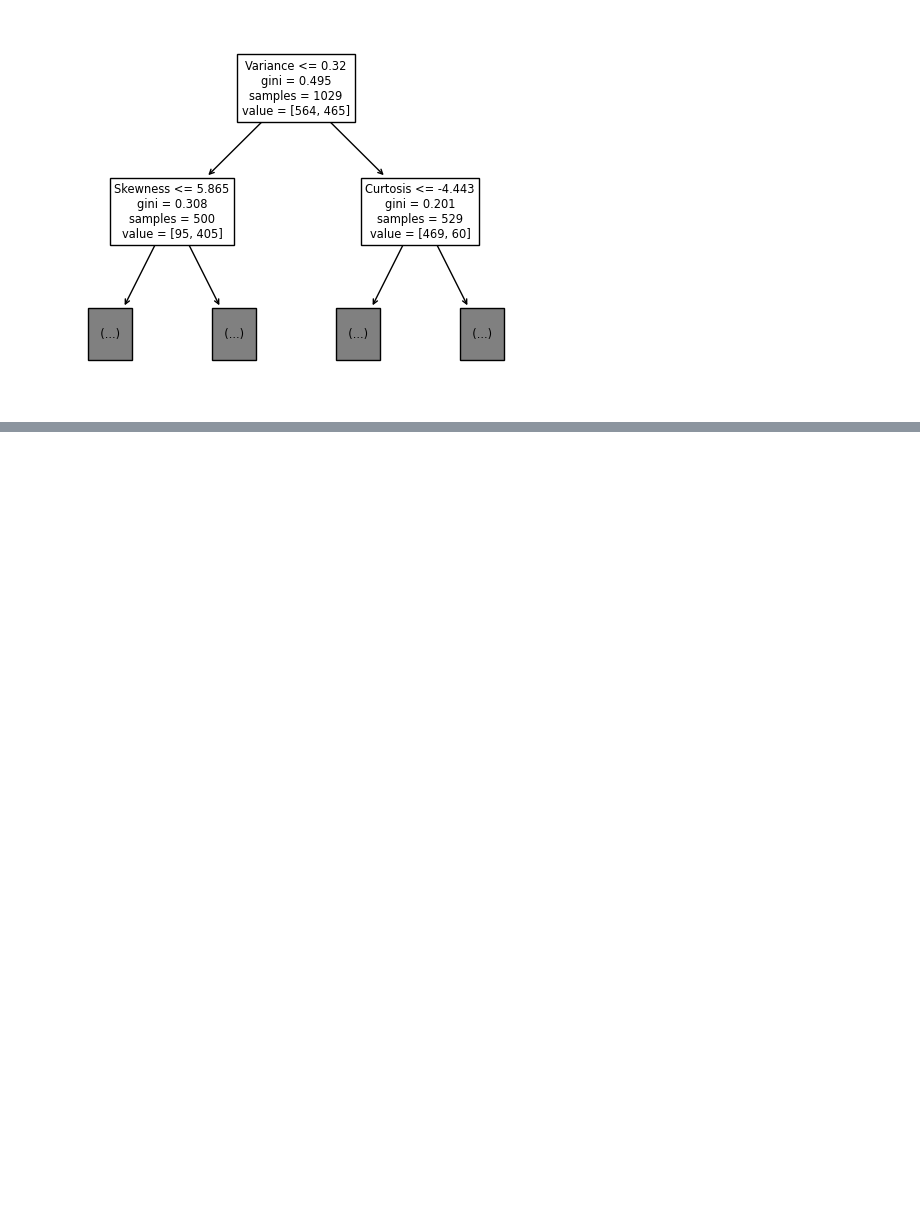
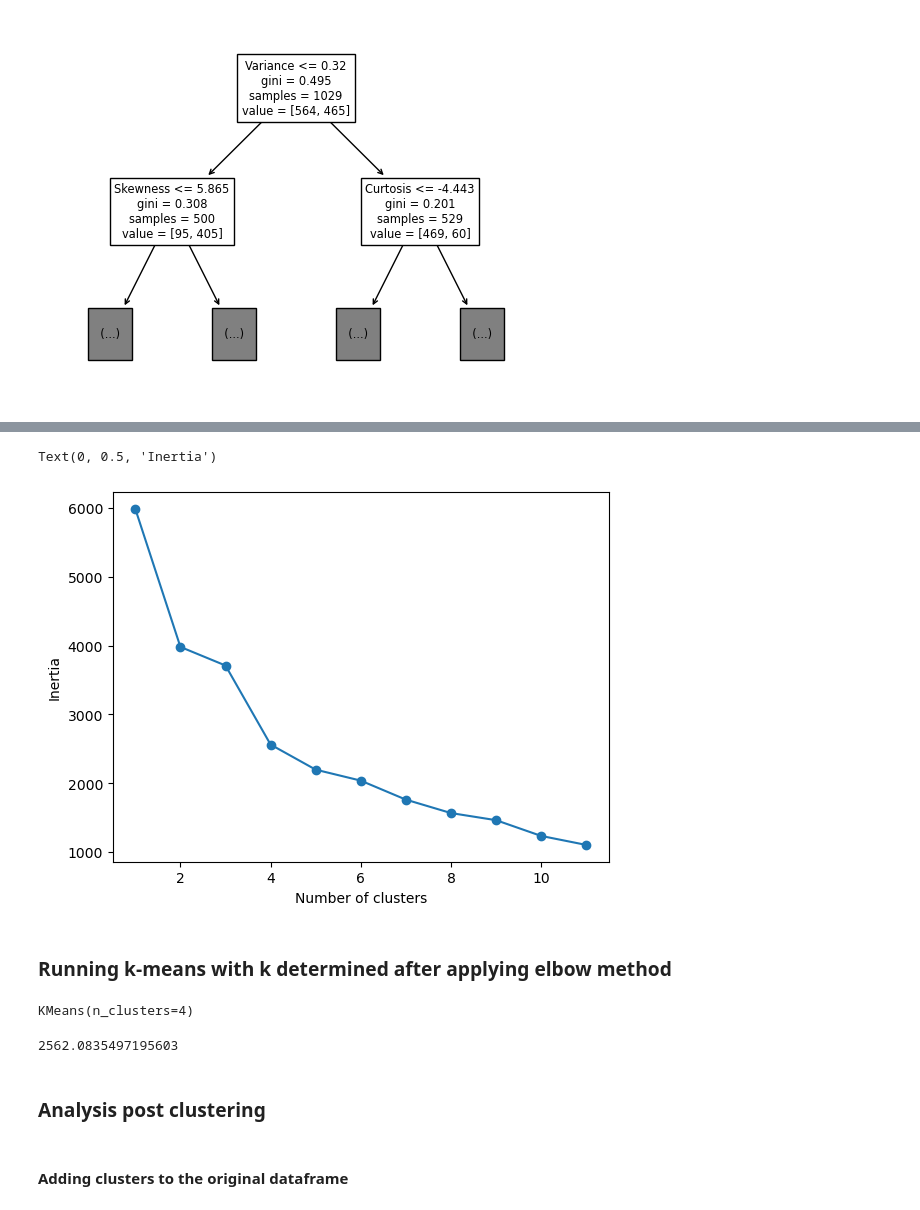
Before and after one commit to nishags83g/my-ai-learning, a Jupyter notebook: mylearnings.ipynb, the cells around one changed output, grey strips where cells are left out. Drawn from its saved outputs; the diff is of its cells as text; code cells hidden in the pictures; blank space fills up the shorter version.

```diff
--- a/mylearnings.ipynb
+++ b/mylearnings.ipynb
@@ -1323,0 +1613,5 @@ tree.plot_tree(myClassifier,feature_names=feat_names,max_depth=1)
+# %%
+from sklearn.preprocessing import StandardScaler
+std_scaler = StandardScaler()
+std_scaler_fitted = std_scaler.fit(data)
+data_scaled = std_scaler.transform(data)
@@ -1323,0 +1645,8 @@ tree.plot_tree(myClassifier,feature_names=feat_names,max_depth=1)
+# %%
+#n_clusters = number of clusters to be determined by the elbow method
+#init='KMeans++' speeds up convergence. The algorithm implemented is 'greedy k-Means++'. Centroids are selected using sampling based on an empirical probability
+#distribution of the points’ contribution to the overall inertia. Passing 'random' instead may result in the model giving different results for run as the
+#initial centroids are selected at random. However if you use random_state = int, then randomness is repeatable.
+from sklearn.cluster import KMeans
+km = KMeans(n_clusters=8,init='k-means++')
+km.fit(data_scaled)
@@ -1323,0 +1657,8 @@ tree.plot_tree(myClassifier,feature_names=feat_names,max_depth=1)
+# %%
+SSE = []
+for cluster in range(1,12):
+    km = KMeans(n_clusters = cluster, init='k-means++',max_iter=300)
+    km.fit(data_scaled)
+    SSE.append(km.inertia_)
+# %%
+frame = pd.DataFrame({'Cluster':range(1,12), 'SSE':SSE})
@@ -1323,0 +1680,20 @@ tree.plot_tree(myClassifier,feature_names=feat_names,max_depth=1)
+# %%
+#Plot a graph with one column of the dataframe in x-axis and another cloumn in y-axis.To find the elbow point graph is plotted with # of clusters
+#in the x-axis and inertia in the y-axis
+plt.plot(frame['Cluster'], frame['SSE'], marker='o')
+plt.xlabel('Number of clusters')
+plt.ylabel('Inertia')
+# %% [output]
+Text(0, 0.5, 'Inertia')
+[figure, added]
+# %% [markdown]
+### Running k-means with k determined after applying elbow method
+# %%
+km = KMeans(n_clusters=4,init='k-means++',max_iter=300)
+km.fit(data_scaled)
+# %% [output]
+KMeans(n_clusters=4)
+# %%
+km.inertia_
+# %% [output]
+2562.0835497195603
@@ -1323,0 +1702,4 @@ tree.plot_tree(myClassifier,feature_names=feat_names,max_depth=1)
+# %% [markdown]
+### Analysis post clustering
+# %% [markdown]
+#### Adding clusters to the original dataframe
```
Also changed, not shown: parts of 61 cells of this notebook.
